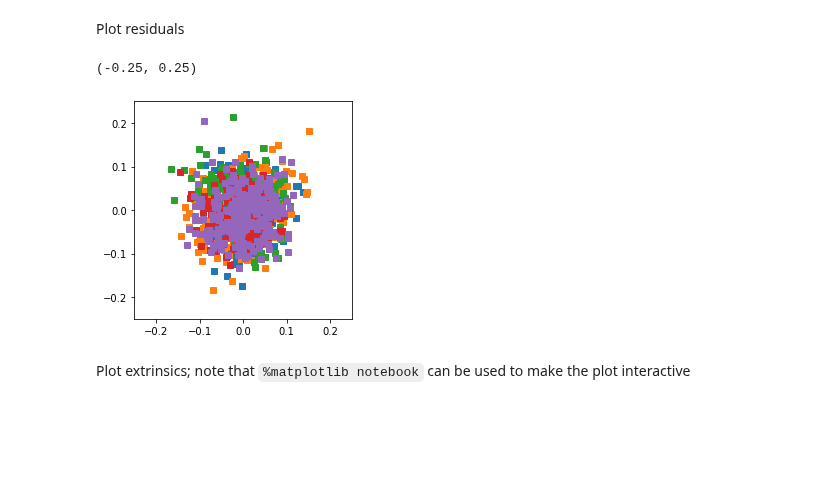
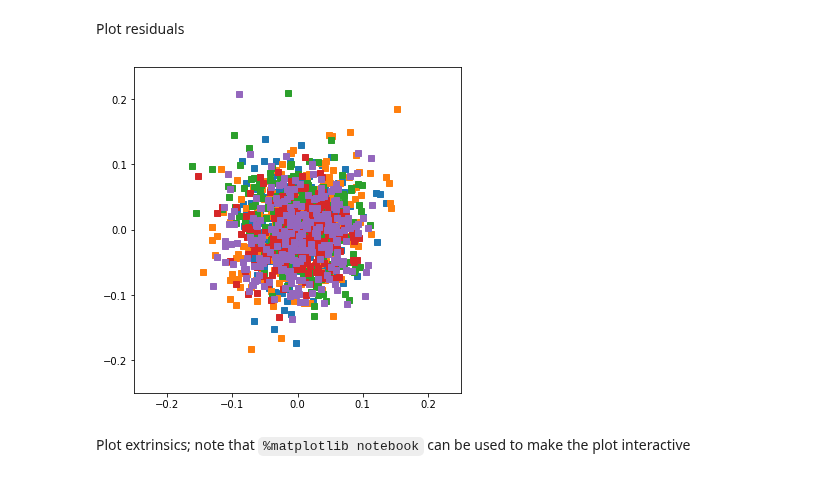
Before and after one commit to justinblaber/camera_calib_python, a Jupyter notebook: README.ipynb, the cells around one changed output. Saved outputs shown, nothing was run; the diff lists cells and outputs as text; code cells hidden in the pictures; blank space fills up the shorter version.

```diff
--- a/README.ipynb
+++ b/README.ipynb
@@ -96,0 +66,11 @@ SERIAL_16276941_DATETIME_2019-06-07-00:38:19-438631_CAM_2_FRAMEID_0_COUNTER_1 -
+# %%
+h_cb = 50.8
+w_cb = 50.8
+h_f = 42.672
+w_f = 42.672
+num_c_h = 16
+num_c_w = 16
+spacing_c = 2.032
+cb_geom = api.CbGeom(h_cb, w_cb,
+                     api.CpCSRGrid(num_c_h, num_c_w, spacing_c),
+                     api.FmCFPGrid(h_f, w_f))
@@ -96,0 +89,3 @@ SERIAL_16276941_DATETIME_2019-06-07-00:38:19-438631_CAM_2_FRAMEID_0_COUNTER_1 -
+# %%
+file_model = Path('models/dot_vision_checker.pth')
+detector = api.DotVisionCheckerDLDetector(file_model)
@@ -96,0 +96,2 @@ SERIAL_16276941_DATETIME_2019-06-07-00:38:19-438631_CAM_2_FRAMEID_0_COUNTER_1 -
+# %%
+refiner = api.OpenCVCheckerRefiner(hw_min=5, hw_max=15, cutoff_it=20, cutoff_norm=1e-3)
@@ -97,7 +100,7 @@ SERIAL_16276941_DATETIME_2019-06-07-00:38:19-438631_CAM_2_FRAMEID_0_COUNTER_1 -
 # %% [markdown]
 Now, we can calibrate
 # %%
-cams, distorts, rigids_cb, rigids_cam, debug = calib_multi(imgs, cb_geom, detector, refiner)
+calib = api.multi_calib(imgs, cb_geom, detector, refiner)
 # %% [output]
 Refining control points for: SERIAL_19061245_DATETIME_2019-06-07-00:38:19-438594_CAM_1_FRAMEID_0_COUNTER_1...
 Refining single parameters...
@@ -139,14 +128,8 @@ for idx, img in enumerate(imgs):
 # %% [markdown]
 Plot residuals
-# %%
-for p1, p2 in zip(debug[0], debug[1]):
-    res = (p1-p2)
-    plt.plot(res[:,0], res[:,1], 's')
-plt.gca().set_aspect(1)
-plt.gca().set_xlim(-0.25, 0.25)
-plt.gca().set_ylim(-0.25, 0.25)
-# %% [output]
-(-0.25, 0.25)
-[figure, removed]
+# %%
+api.plot_residuals(calib);
+# %% [output]
+[figure, added]
 # %% [markdown]
 Plot extrinsics; note that `%matplotlib notebook` can be used to make the plot interactive
```
Also changed, not shown: parts of 42 cells of this notebook, 38 other files.
